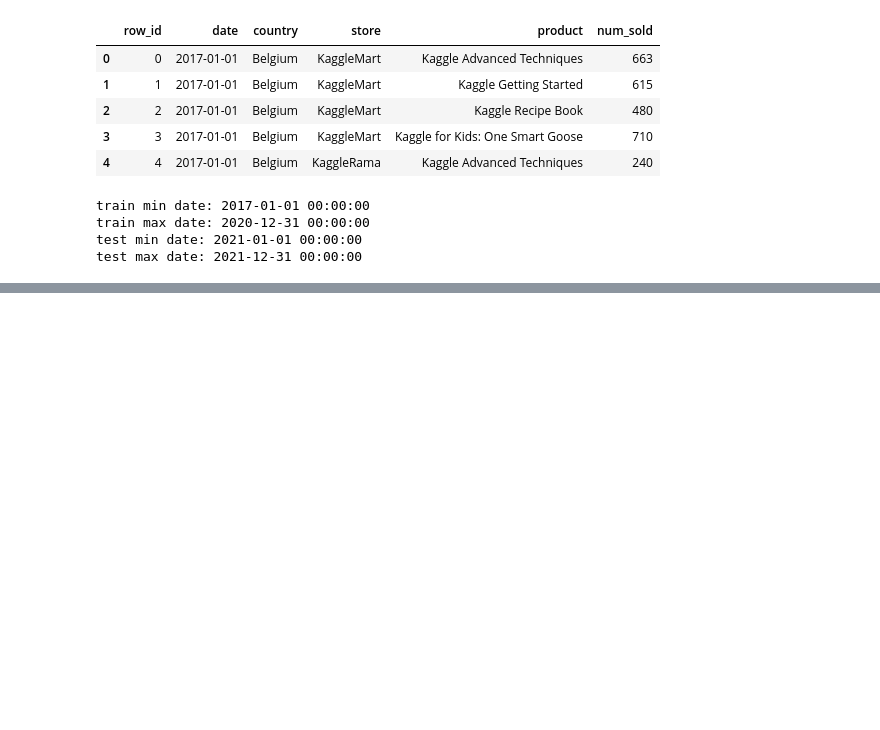
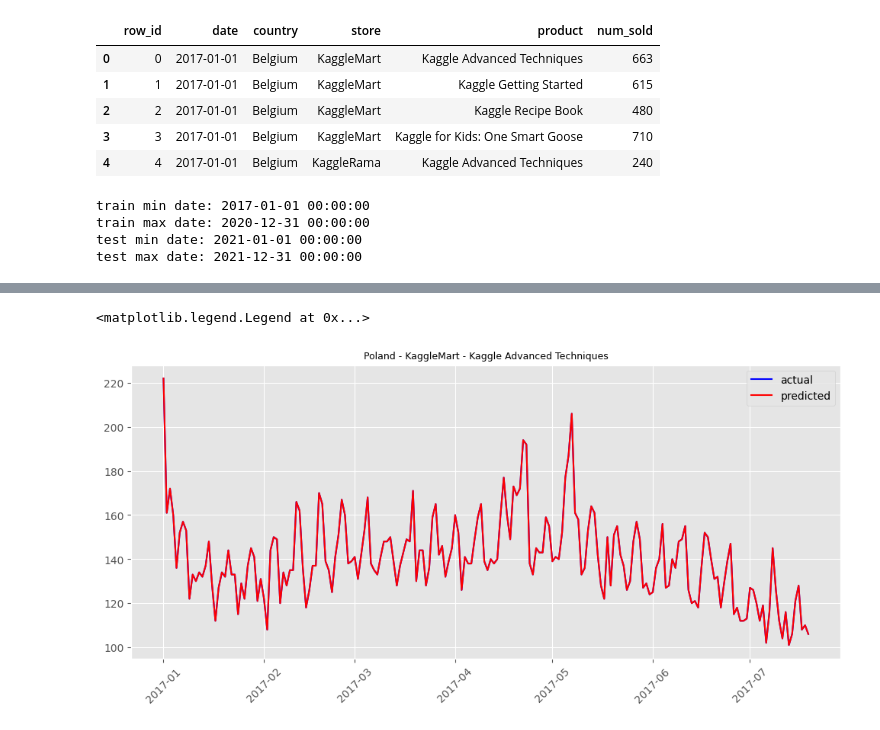
Before and after one commit to datanetai/Machine-Learning, a Jupyter notebook: tps/sep-2022/EDA.ipynb, the cells around one changed output, grey strips where cells are left out. Drawn from its saved outputs; the diff is of its cells as text; code cells hidden in the pictures; blank space fills up the shorter version.

```diff
--- a/tps/sep-2022/EDA.ipynb
+++ b/tps/sep-2022/EDA.ipynb
@@ -90,0 +303,11 @@ test max date: 2021-12-31 00:00:00
+# %%
+# unique stores
+stores = train['store'].unique()
+# unique products
+products = train['product'].unique()
+# unique countries
+countries = train['country'].unique()
+# multiply by 2.28 to get kagglemart
+# %% [output]
+<matplotlib.legend.Legend at 0x...>
+[figure, added]
```
Also changed, not shown: parts of 16 cells of this notebook.
